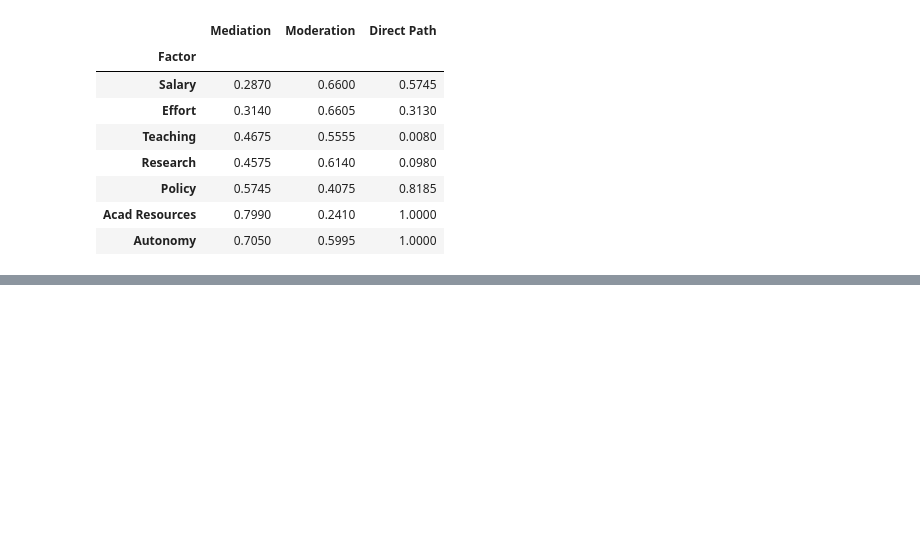
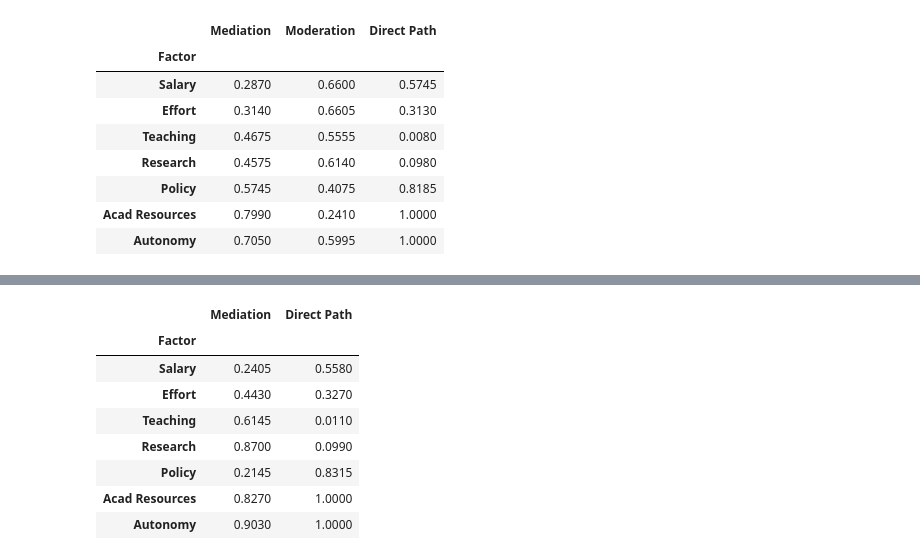
Before and after one commit to AndreiAf02/Job_Satisfaction_Burnout, a Jupyter notebook: Job_Satisfaction_AT_Multi_Group_Analysis.ipynb, the cells around one changed output, grey strips where cells are left out. Saved outputs shown, nothing was run; the diff lists cells and outputs as text; code cells hidden in the pictures; blank space fills up the shorter version.

```diff
--- a/Job_Satisfaction_AT_Multi_Group_Analysis.ipynb
+++ b/Job_Satisfaction_AT_Multi_Group_Analysis.ipynb
@@ -1908,0 +2089,12 @@ path_prob.set_index('Factor')
+# %%
+path_prob.set_index('Factor')
+# %% [output]
+|  | Mediation | Direct Path |
+| Factor |  |  |
+| Salary | 0.2405 | 0.5580 |
+| Effort | 0.4430 | 0.3270 |
+| Teaching | 0.6145 | 0.0110 |
+| Research | 0.8700 | 0.0990 |
+| Policy | 0.2145 | 0.8315 |
+| Acad Resources | 0.8270 | 1.0000 |
+| Autonomy | 0.9030 | 1.0000 |
```
Also changed, not shown: parts of 7 cells of this notebook.
